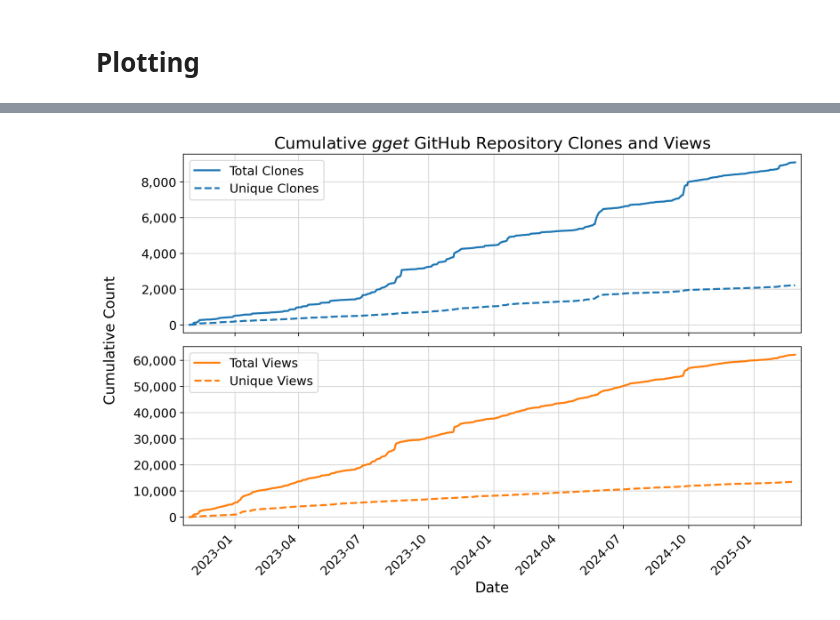
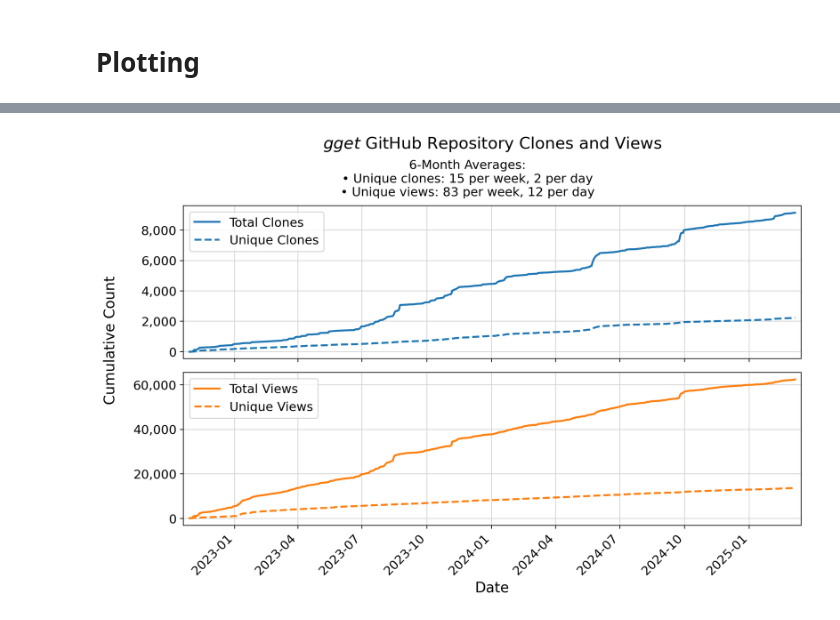
Before and after one commit to pachterlab/gget, a Jupyter notebook: gget_traffic.ipynb, the cells around one changed output, grey strips where cells are left out. Saved outputs shown, nothing was run; the diff lists cells and outputs as text; code cells hidden in the pictures.

```diff
--- a/gget_traffic.ipynb
+++ b/gget_traffic.ipynb
@@ -111,5 +134,11 @@ fig.show()
 # %%
 fig, axs = plt.subplots(figsize=(10, 7), nrows=2, sharex=True)
+
+# Add average metrics text
+text = (f"6-Month Averages:\n"
+        f"• Unique clones: {round(avg_clones_per_week)} per week, {round(avg_clones_per_day)} per day\n"
+        f"• Unique views: {round(avg_views_per_week)} per week, {round(avg_views_per_day)} per day")
+fig.text(0.5, 0.85, text, fontsize=fontsize - 2, ha='center')
 
 fontsize = 15
 lw = 2
@@ -129,35 +158,35 @@ unique_views_cumsum = traffic_df["unique_views"].cumsum().values
 axs[0].plot(x, total_clones_cumsum, label="Total Clones", lw=lw, c=color1)
 axs[0].plot(x, unique_clones_cumsum, label="Unique Clones", lw=lw, c=color1, linestyle='--')
 
 # Plot cumulative views
 axs[1].plot(x, total_views_cumsum, label="Total Views", lw=lw, c=color2)
 axs[1].plot(x, unique_views_cumsum, label="Unique Views", lw=lw, c=color2, linestyle='--')
 
 # Add labels and legend
-axs[0].set_title("Cumulative $\it{gget}$ GitHub Repository Clones and Views", fontsize=fontsize + 2)
+axs[0].set_title("$\it{gget}$ GitHub Repository Clones and Views", fontsize=fontsize+2, pad=60)
 axs[1].set_xlabel("Date", fontsize=fontsize)
 for ax in axs:
   leg = ax.legend(fontsize=fontsize - 2)
   for lh in leg.legend_handles:
       lh.set_alpha(1)
 
 fig.text(-0.03, 0.55, "Cumulative Count", fontsize=fontsize, va='center', rotation='vertical')
 
 # Format plot
 for ax in axs:
   ax.tick_params(axis='both', labelsize=fontsize - 2)
   ax.grid(True, which="both", color="lightgray")
   ax.set_axisbelow(True)
   ax.margins(x=0.01)
   ax.get_yaxis().set_major_formatter(plt.matplotlib.ticker.FuncFormatter(lambda x, _: f'{int(x):,}'))
 
 plt.xticks(rotation=45, ha="right")
 
 plt.tight_layout()
 plt.savefig("./plots/gget_cumulative_clones_views.png", bbox_inches='tight', dpi=300)
 fig.show()
 # %% [output]
-[figure, old version]
+[figure, new version]
 # %%
 # Remove gget folder
 !yes | rm -r gget
```
Also changed, not shown: parts of 3 cells of this notebook.
